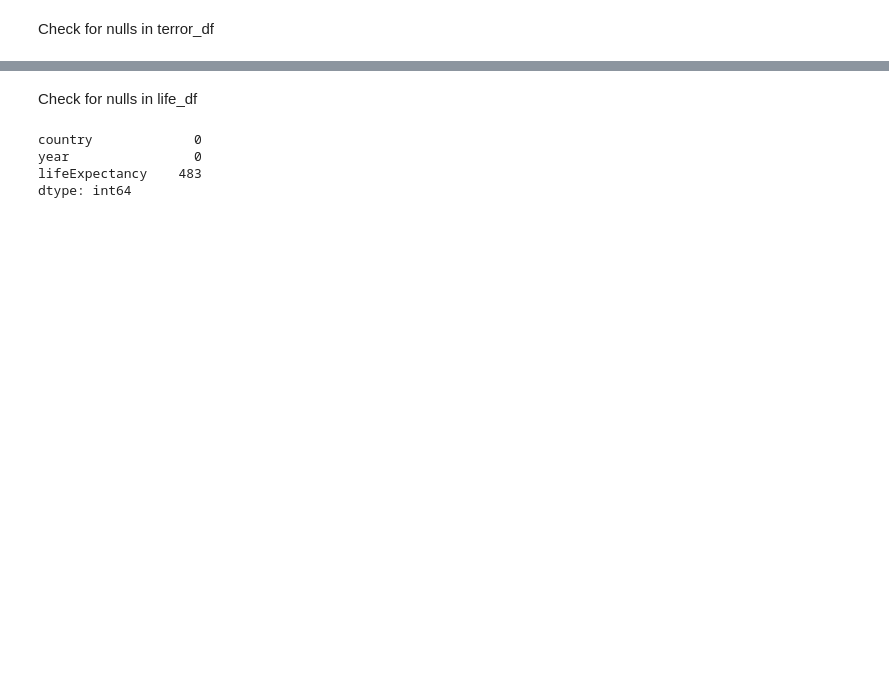
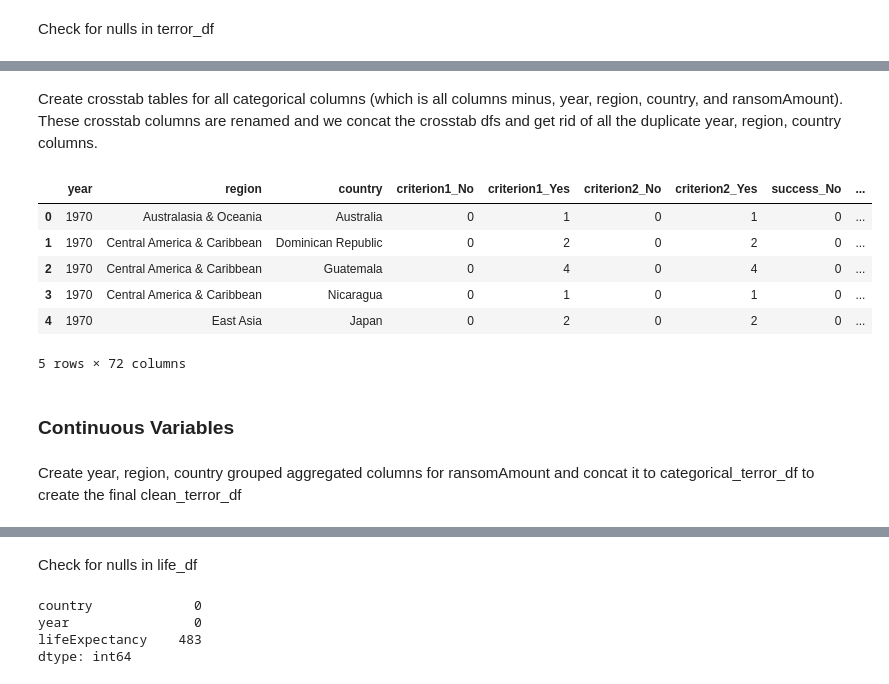
Before and after one commit to bdog18/TOOL1_FINAL_PROJECT, a Jupyter notebook: final.ipynb, the cells around one changed output, grey strips where cells are left out. Drawn from its saved outputs; the diff is of its cells as text; code cells hidden in the pictures; blank space fills up the shorter version.

Commit message:
Whole bunch of data processing

```diff
--- a/final.ipynb
+++ b/final.ipynb
@@ -253,0 +230,4 @@ dtype: int64
+# %%
+property_damage_values = {1: 'Catastrophic', 2: 'Major', 3: 'Minor', 4: 'Unknown', 7: 'Unknown'}
+
+terror_df['propertyDamageCost'] = terror_df['propertyDamageCost'].replace(property_damage_values)
@@ -253,0 +277,54 @@ dtype: int64
+# %%
+def rename_crosstab_columns(df, id_vars=['year', 'region', 'country']):
+    """
+    Rename columns in a DataFrame with a specified prefix of a crosstab name for crosstab columns.
+
+    Parameters:
+    - df (pd.DataFrame): The DataFrame with crosstab results.
+    - id_vars (list): List of columns that should not be renamed.
+
+    Returns:
+    - pd.DataFrame: DataFrame with renamed columns.
+    """
+    # Identify columns to rename
+    columns_to_rename = df.columns.difference(id_vars)
+
+    # Create new column names
+    new_column_names = {col: f'{df.columns.name}_{col}' for col in columns_to_rename}
+
+    # Rename the columns
+    df.rename(columns=new_column_names, inplace=True)
+
+    return df
+# %% [markdown]
+Create crosstab tables for all categorical columns (which is all columns minus, year, region, country, and ransomAmount). These crosstab columns are renamed and we concat the crosstab dfs and get rid of all the duplicate year, region, country columns.
+# %%
+categorical_columns = terror_df.drop(columns=['year', 'region', 'country', 'ransomAmount']).columns
+
+#create a list of crosstab dfs and append them together
+crosstab_df_list = []
+for col_name in categorical_columns:
+    crosstab = pd.crosstab(
+        index=[terror_df['year'], terror_df['region'], terror_df['country']],
+        columns=[terror_df[col_name]]
+    ).reset_index()
+
+    crosstab_df_list.append(rename_crosstab_columns(crosstab))
+
+#concat list of crosstab dfs and drop the duplicate columns
+categorical_terror_df = pd.concat(crosstab_df_list, axis=1)
+categorical_terror_df = categorical_terror_df.loc[:,~categorical_terror_df.columns.duplicated()]
+
+categorical_terror_df.head()
+# %% [output]
+|  | year | region | country | criterion1_No | criterion1_Yes | criterion2_No | criterion2_Yes | success_No | ... |
+| 0 | 1970 | Australasia & Oceania | Australia | 0 | 1 | 0 | 1 | 0 | ... |
+| 1 | 1970 | Central America & Caribbean | Dominican Republic | 0 | 2 | 0 | 2 | 0 | ... |
+| 2 | 1970 | Central America & Caribbean | Guatemala | 0 | 4 | 0 | 4 | 0 | ... |
+| 3 | 1970 | Central America & Caribbean | Nicaragua | 0 | 1 | 0 | 1 | 0 | ... |
+| 4 | 1970 | East Asia | Japan | 0 | 2 | 0 | 2 | 0 | ... |
+5 rows × 72 columns
+# %% [markdown]
+### Continuous Variables
+# %% [markdown]
+Create year, region, country grouped aggregated columns for ransomAmount and concat it to categorical_terror_df to create the final clean_terror_df
```
Also changed, not shown: parts of 36 cells of this notebook.
